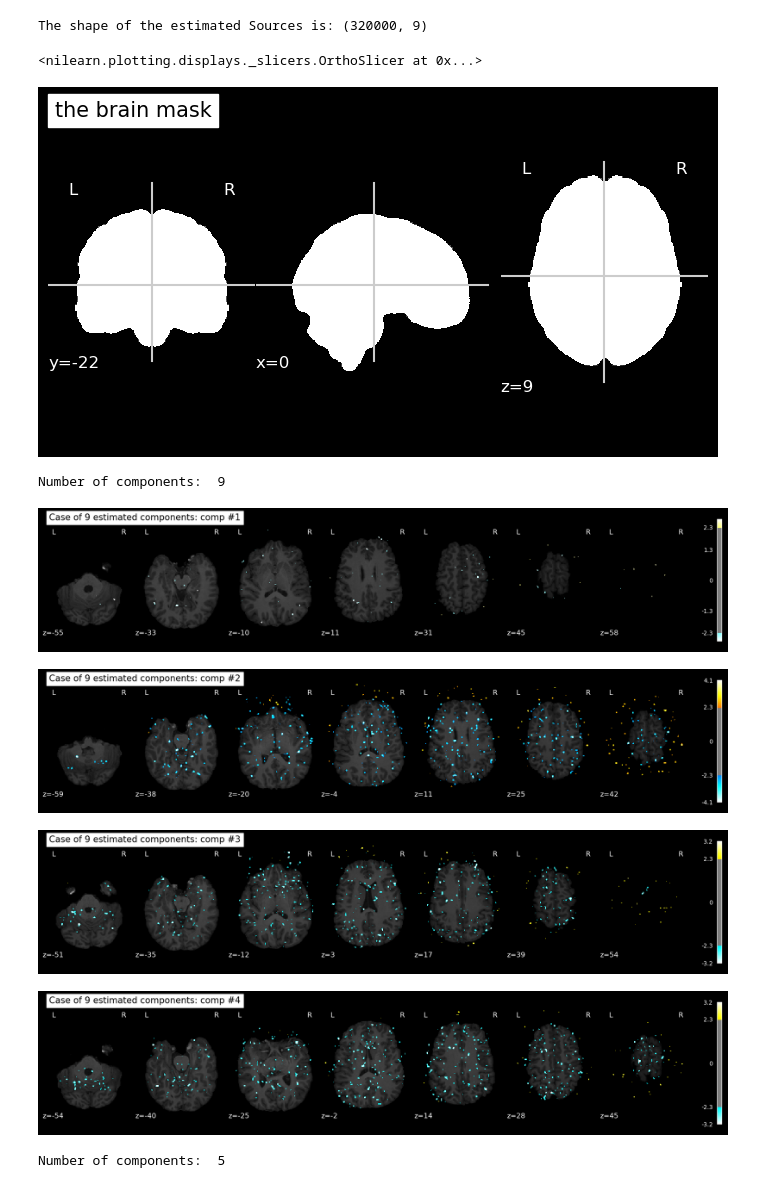
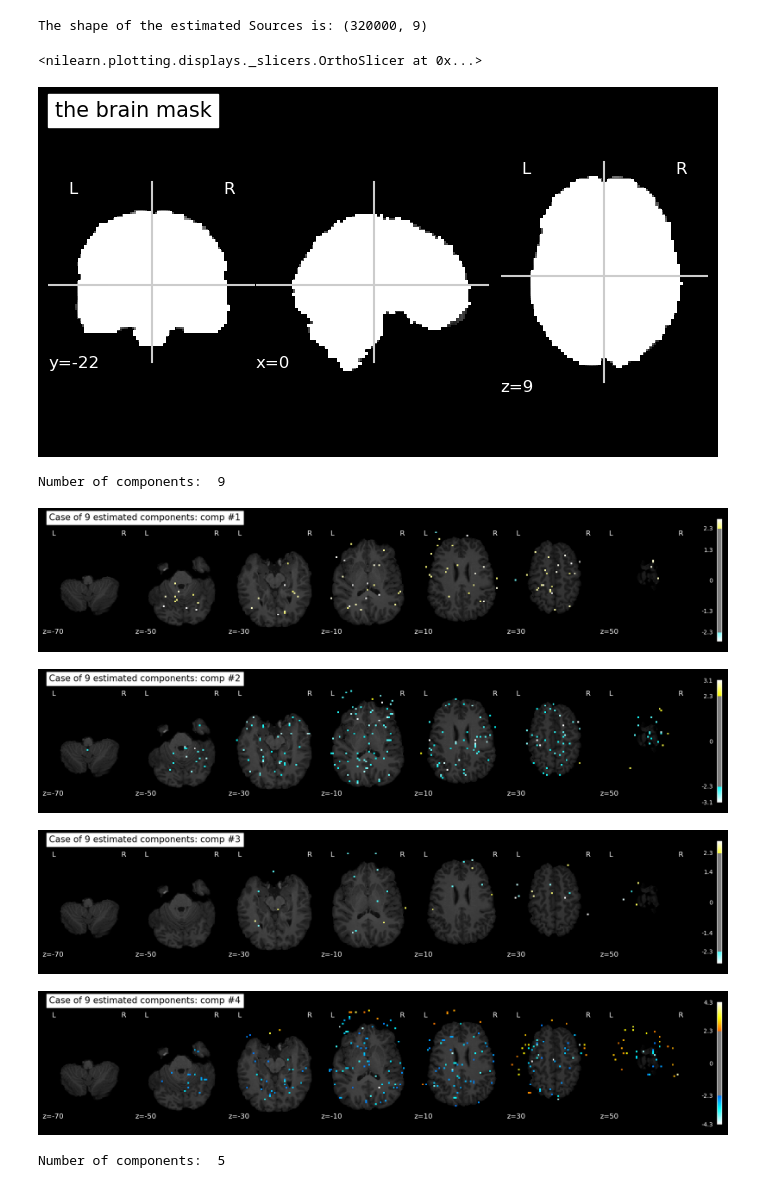
Before and after one commit to raph1258/NSSP, a Jupyter notebook: mini_project_4.1.ipynb, the cells around one changed output. Saved outputs shown, nothing was run; the diff lists cells and outputs as text; code cells hidden in the pictures.

```diff
--- a/mini_project_4.1.ipynb
+++ b/mini_project_4.1.ipynb
@@ -364,0 +364,13 @@ fsleyesDisplay.load(betted_brain_path)
+# %%
+# FAST segmentation
+
+subject = f'sub-{subject_id}'
+anatomical_path = op.join(bids_root, subject, 'anat', f'{subject}_T1w.nii.gz')
+bet_path = op.join(preproc_root, subject, 'anat', f'{subject}_T1w')
+
+fast_target = bet_path # Replace with either anatomical_path or bet_path (note: you can try both and decide which is more reasonable!)
+
+[os.remove(f) for f in glob.glob(op.join(preproc_root, subject, 'anat', '*fast*'))] # Just to clean the directory in between runs of the cell
+segmentation_path = op.join(preproc_root, subject, 'anat', f'{subject}_T1w_fast')
+fast(imgs=[fast_target], out=segmentation_path, n_classes=3)
+print("FAST segmentation complete.")
@@ -377,0 +412,4 @@ Text(0, 0.5, 'Mean voxel intensity')
+# %%
+original_epi = op.join(bids_root, subject, 'func', '{}_task-music_concatenated_bold.nii.gz'.format(subject))
+reference_epi = op.join(preproc_root, subject, 'func', '{}_task-music_concatenated_bold_first_volume.nii.gz'.format(subject))
+fslroi(original_epi, reference_epi, str(0), str(1))
@@ -736,7 +923,7 @@ for n in nb_components:
     # Reminder: Fast ICA model S = X W
     print("Running FastICA with n = %d components" %n)
 
-    ica = FastICA(n_components=n, random_state=1, max_iter=10000)
+    ica = FastICA(n_components=n, random_state=42, max_iter=1000)
     S_ = ica.fit_transform(H)  # Get the estimated sources (S)
 
     print(S_.shape)
@@ -757,38 +944,41 @@ The shape of the estimated Sources is: (320000, 9)
 from nilearn import datasets
 from nilearn.input_data import NiftiMasker
 from nilearn.plotting import plot_stat_map, show
+from nilearn.image import resample_to_img
 
 
 #* Build brain mask to restrict analysis within the brain
 icbms = datasets.fetch_icbm152_2009()
 mask_img = icbms.mask
+mask_img = resample_to_img(mask_img, fmri_img, interpolation='nearest')
 masker = NiftiMasker(mask_img=mask_img)
+#masker = resulting_mask_path
 masker.fit() # modification
 plot_stat_map(mask_img, black_bg=True, title='the brain mask', colorbar=False,)
 # %% [output]
 <nilearn.plotting.displays._slicers.OrthoSlicer at 0x...>
-[figure, old version]
+[figure, new version]
 # %%
 T1w_img = nib.load(op.join(preproc_root, 'sub-control01','anat','sub-control01_T1w.nii.gz'))
 # %%
 for n in nb_components:
     print('Number of components: ',n)
     S_ = S_dict[n].copy()
     for idx, s in enumerate(S_.T[:min(4, S_.T.shape[0]),:]): # plot min(4, #comp_estimated) components , change 10 with 4 to plot less
         s_img = nib.Nifti1Image(np.reshape(s, (x,y,z)), affine)
         #data = masker.fit_transform(s_img)
         data = masker.transform(s_img)
         masked_ = masker.inverse_transform(data) # mask the components
         plot_stat_map(masked_, display_mode="z", title='Case of {} estimated components: comp #{}'.format(n,idx+1),
-                      colorbar=True, black_bg=True, threshold=2.3*np.std(s), bg_img=T1w_img,)
+                      colorbar=True, black_bg=True, threshold=2.3*np.std(s), bg_img=T1w_img, cut_coords=[-70,-50,-30,-10,10,30,50])
                       #output_file=save_results + "ICA_components_{}_n_{}.png".format(idx,n)) # uncomment to save plot
         plt.show()
 # %% [output]
 Number of components:  9
-[figure, old version]
+[figure, new version]
-[figure, old version]
+[figure, new version]
-[figure, old version]
+[figure, new version]
-[figure, old version]
+[figure, new version]
 # %%
 for n in nb_components:
     print('Number of components: ',n)
```
Also changed, not shown: parts of 21 cells of this notebook.
